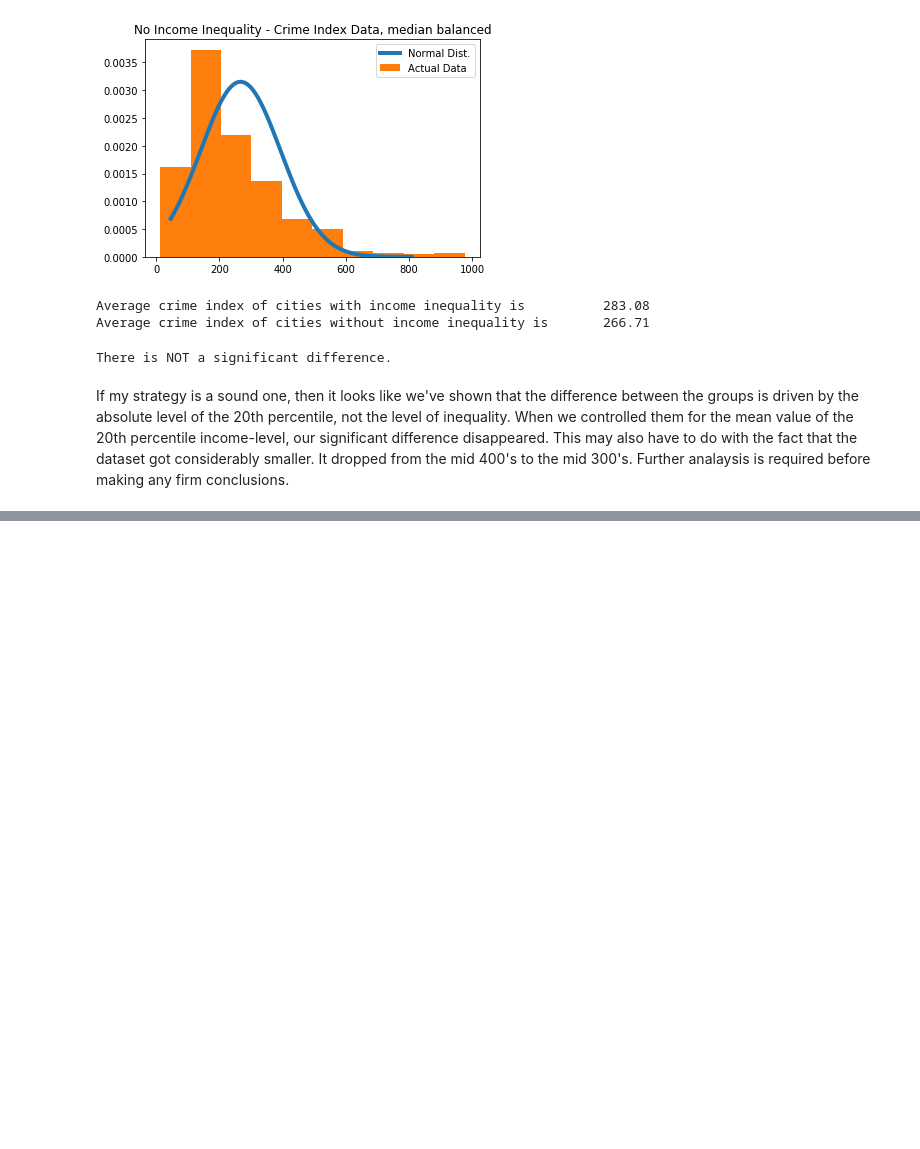
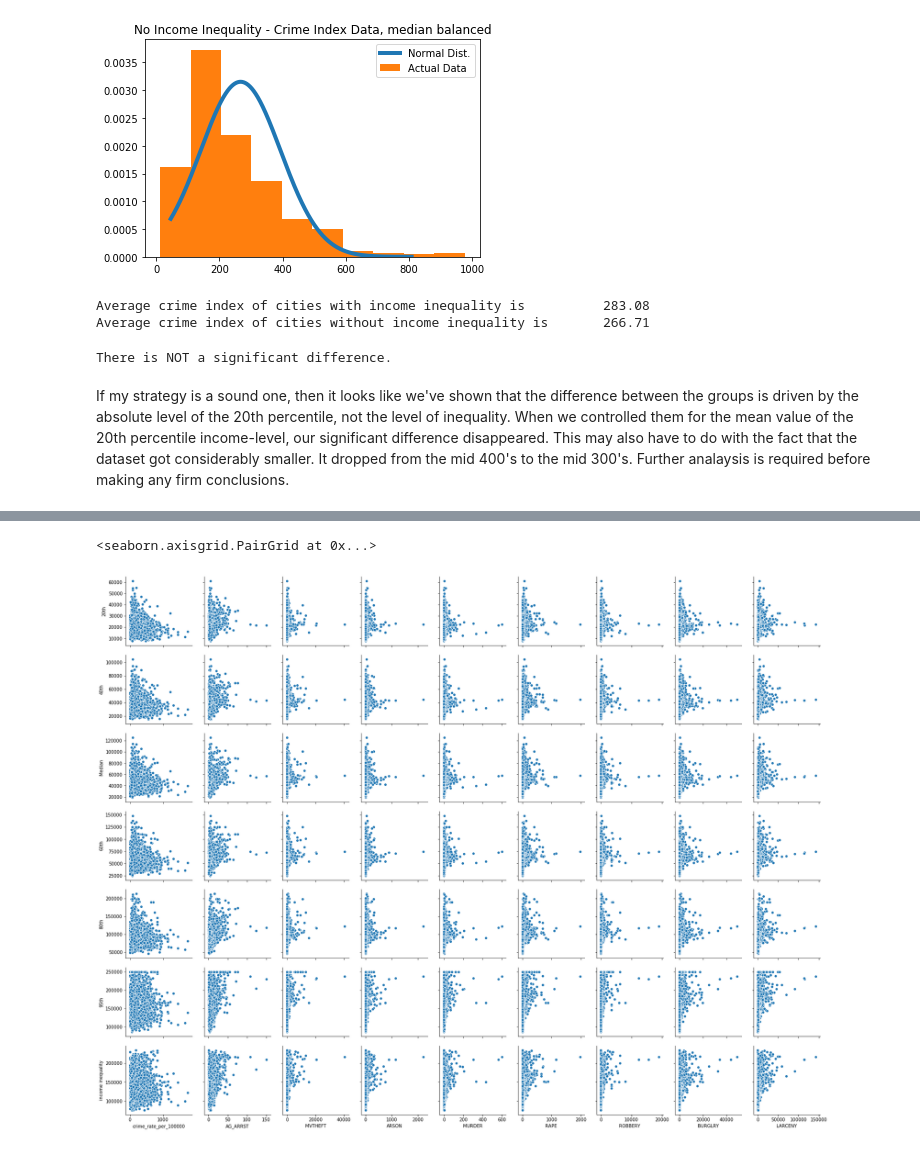
Before and after one commit to ewinterstorm/cogs108_finalproject, a Jupyter notebook: Analysis.ipynb, the cells around one changed output, grey strips where cells are left out. Drawn from its saved outputs; the diff is of its cells as text; code cells hidden in the pictures; blank space fills up the shorter version.

Commit message:
County analysis and skewdness
began analysing the county data.

Tried to normalize and de-skew our data. Not having so much luck.

```diff
--- a/Analysis.ipynb
+++ b/Analysis.ipynb
@@ -666,0 +722,4 @@ If my strategy is a sound one, then it looks like we've shown that the differenc
+# %%
+# Import csv with crime and income data
+crime_income_df = pd.read_csv('income_county_crime.csv')
+crime_income_df
@@ -666,0 +745,5 @@ If my strategy is a sound one, then it looks like we've shown that the differenc
+# %%
+# Drop the Unnamed column which is the same as the index values
+crime_income_df = crime_income_df.drop(['Unnamed: 0'], axis = 1)
+# print out the columns
+crime_income_df.columns
@@ -666,0 +758,8 @@ If my strategy is a sound one, then it looks like we've shown that the differenc
+# %%
+#list(crime_income_df)
+# Create a pair plot with income columns and total numbers for crime
+sns.pairplot(crime_income_df, y_vars = ['20th', '40th', 'Median', '60th', '80th', '95th', 'income inequality'],
+             x_vars = ['crime_rate_per_100000', 'AG_ARRST', 'MVTHEFT', 'ARSON', 'MURDER', 'RAPE', 'ROBBERY', 'BURGLRY', 'LARCENY'])
+# %% [output]
+<seaborn.axisgrid.PairGrid at 0x...>
+[figure, added]
```
Also changed, not shown: parts of 28 cells of this notebook.
